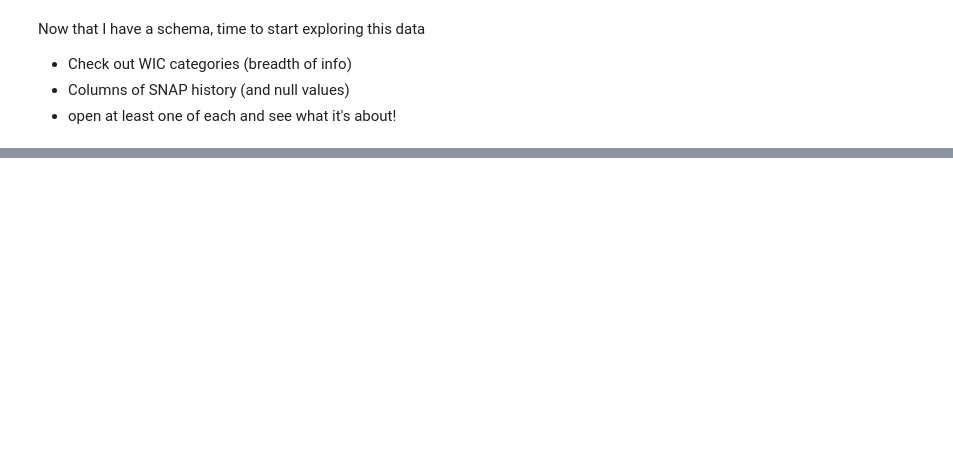
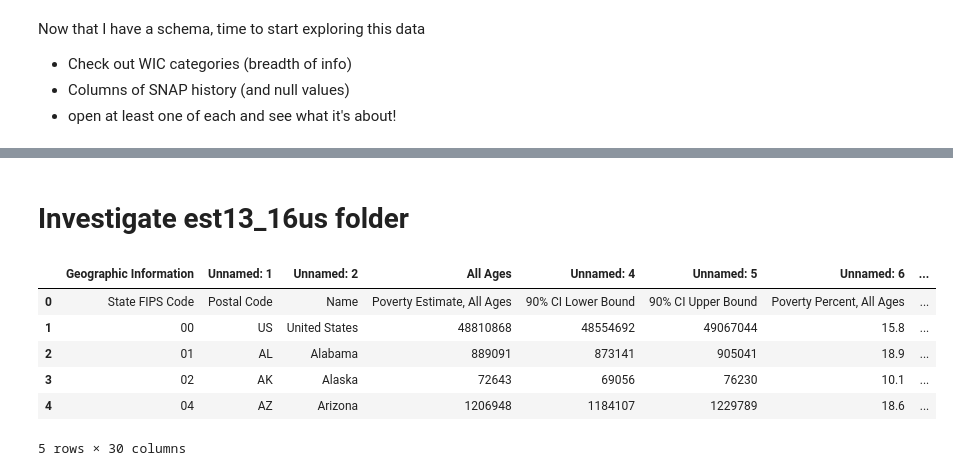
Before and after one commit to kjsampler/US-Food-Assistance-Data, a Jupyter notebook: US Food Data.ipynb, the cells around one changed output, grey strips where cells are left out. Saved outputs shown, nothing was run; the diff lists cells and outputs as text; code cells hidden in the pictures; blank space fills up the shorter version.

Commit message:
Investigate est13_16us Folder

```diff
--- a/US Food Data.ipynb
+++ b/US Food Data.ipynb
@@ -55,0 +47,14 @@ SyntaxError: invalid syntax (<ipython-input-10-33a7e325868a>, line 2)
+# %% [markdown]
+# Investigate est13_16us folder
+# %%
+est13_df = pd.read_csv('Food Assistance Data/data/est13_16us/est13us.csv')
+# %%
+est13_df.head()
+# %% [output]
+|  | Geographic Information | Unnamed: 1 | Unnamed: 2 | All Ages | Unnamed: 4 | Unnamed: 5 | Unnamed: 6 | ... |
+| 0 | State FIPS Code | Postal Code | Name | Poverty Estimate, All Ages | 90% CI Lower Bound | 90% CI Upper Bound | Poverty Percent, All Ages | ... |
+| 1 | 00 | US | United States | 48810868 | 48554692 | 49067044 | 15.8 | ... |
+| 2 | 01 | AL | Alabama | 889091 | 873141 | 905041 | 18.9 | ... |
+| 3 | 02 | AK | Alaska | 72643 | 69056 | 76230 | 10.1 | ... |
+| 4 | 04 | AZ | Arizona | 1206948 | 1184107 | 1229789 | 18.6 | ... |
+5 rows × 30 columns
```
Also changed, not shown: parts of 9 cells of this notebook, 1 other file.
